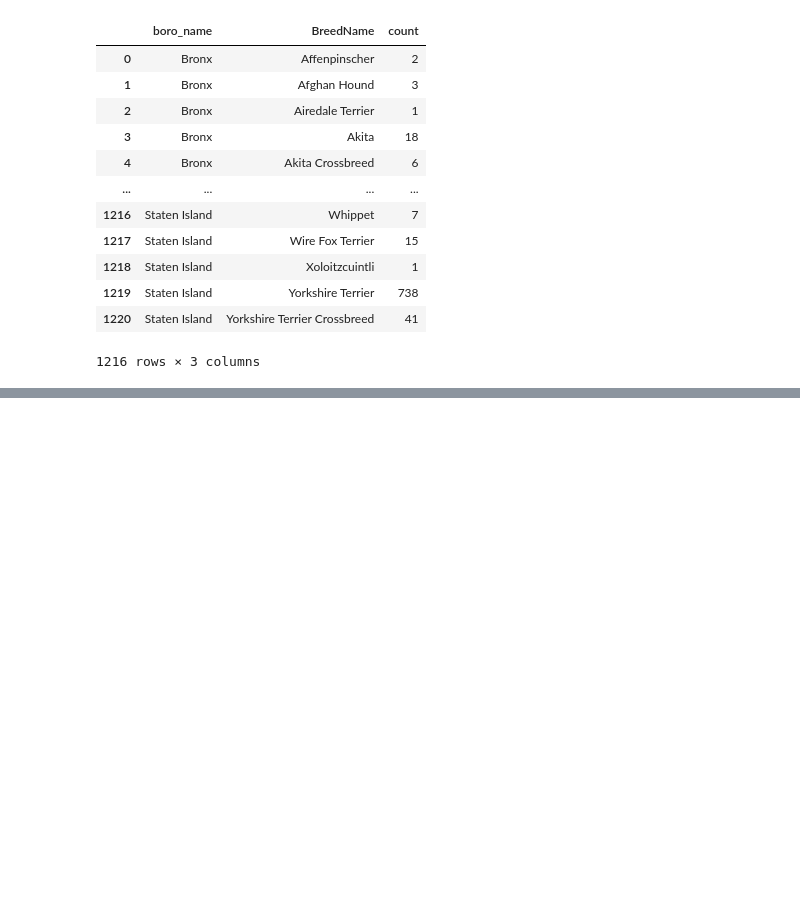
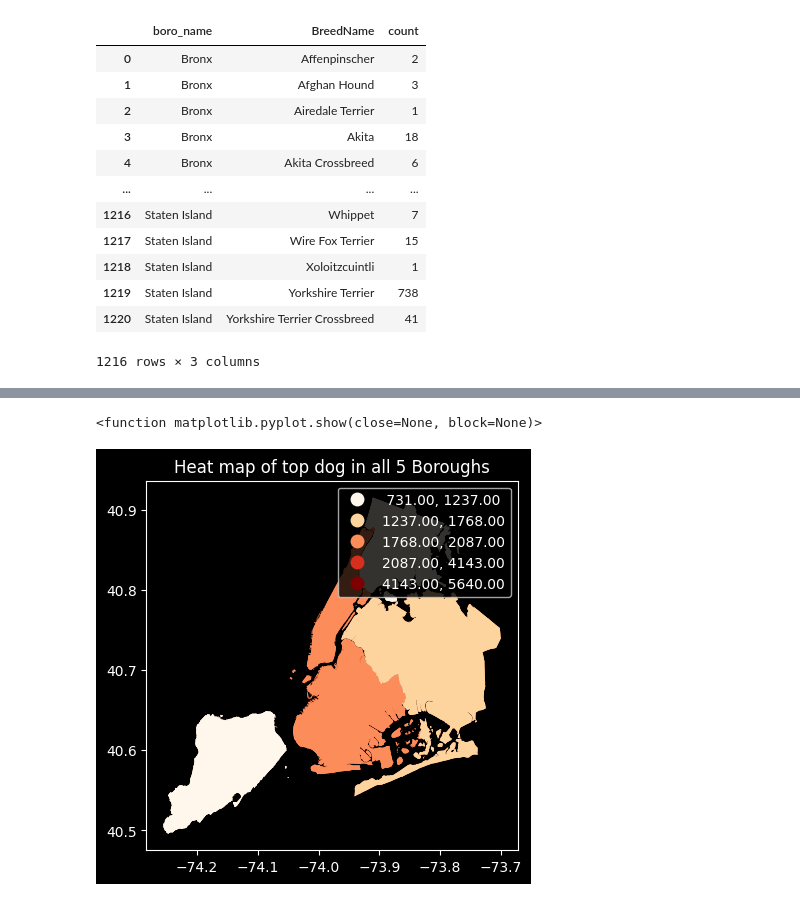
Before and after one commit to xSeanW/Dogs_NYC, a Jupyter notebook: nyc_dogs.ipynb, the cells around one changed output, grey strips where cells are left out. Drawn from its saved outputs; the diff is of its cells as text; code cells hidden in the pictures; blank space fills up the shorter version.

```diff
--- a/nyc_dogs.ipynb
+++ b/nyc_dogs.ipynb
@@ -65,6 +78,4 @@ dogs_grouped[dogs_grouped['BreedName']!= 'Unknown']
 | 1220 | Staten Island | Yorkshire Terrier Crossbreed | 41 |
 1216 rows × 3 columns
 # %%
-top_dog = dogs_grouped.groupby('boro_name').apply(lambda x: x.nlargest(3, 'count')).reset_index(drop=True)
-
-top_dog
+top_dog = dogs_grouped.groupby('boro_name').apply(lambda x: x.nlargest(5, 'count')).reset_index(drop=True)
@@ -133,3 +123,13 @@ boro_dog
+# %%
+#making a plot of the 5 boroughs with the most popular dog breed, counting the total, changing the color and layout
+title = boro_dog.plot('count', legend=True, cmap='OrRd', scheme='natural_breaks')
+#adding title to plot
+title.set_title('Heat map of top dog in all 5 Boroughs')
+#showing the plot
+plt.show
+# %% [output]
+<function matplotlib.pyplot.show(close=None, block=None)>
+[figure, added]
 # %%
 df_inner = pd.merge(dogs, income, on='boro_name', how='inner')
 
```
Also changed, not shown: parts of 24 cells of this notebook, 2 other files.
